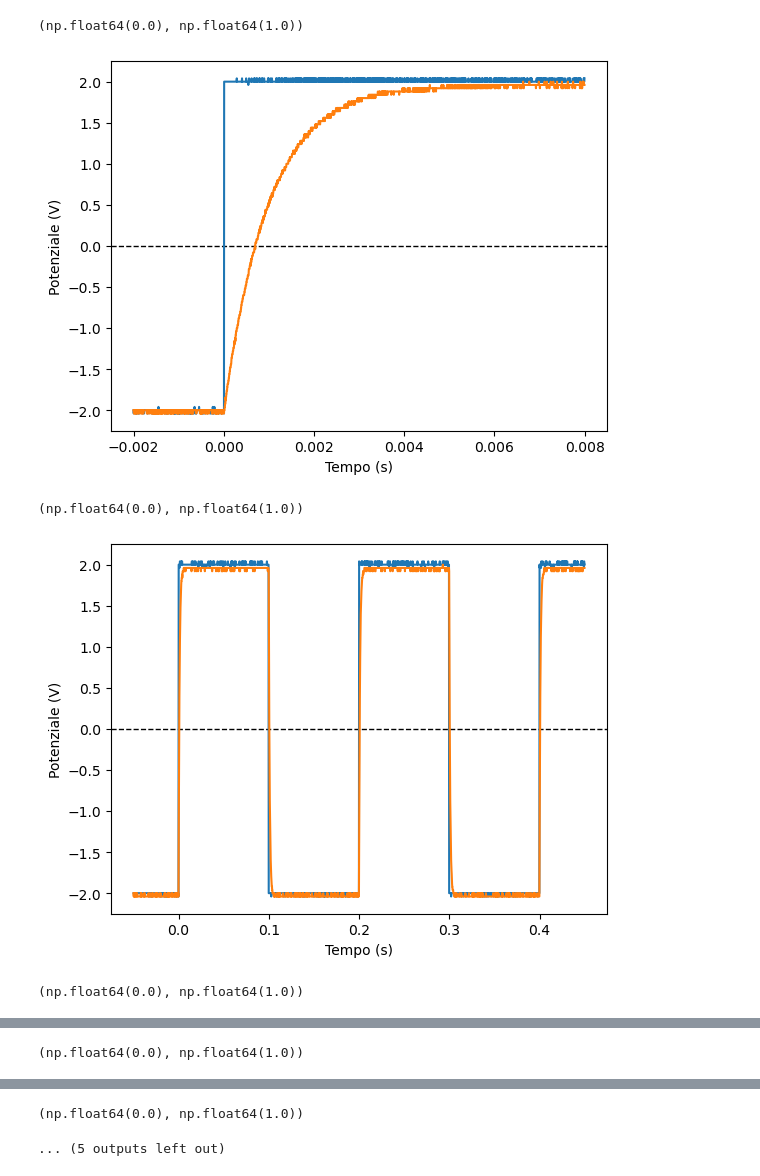
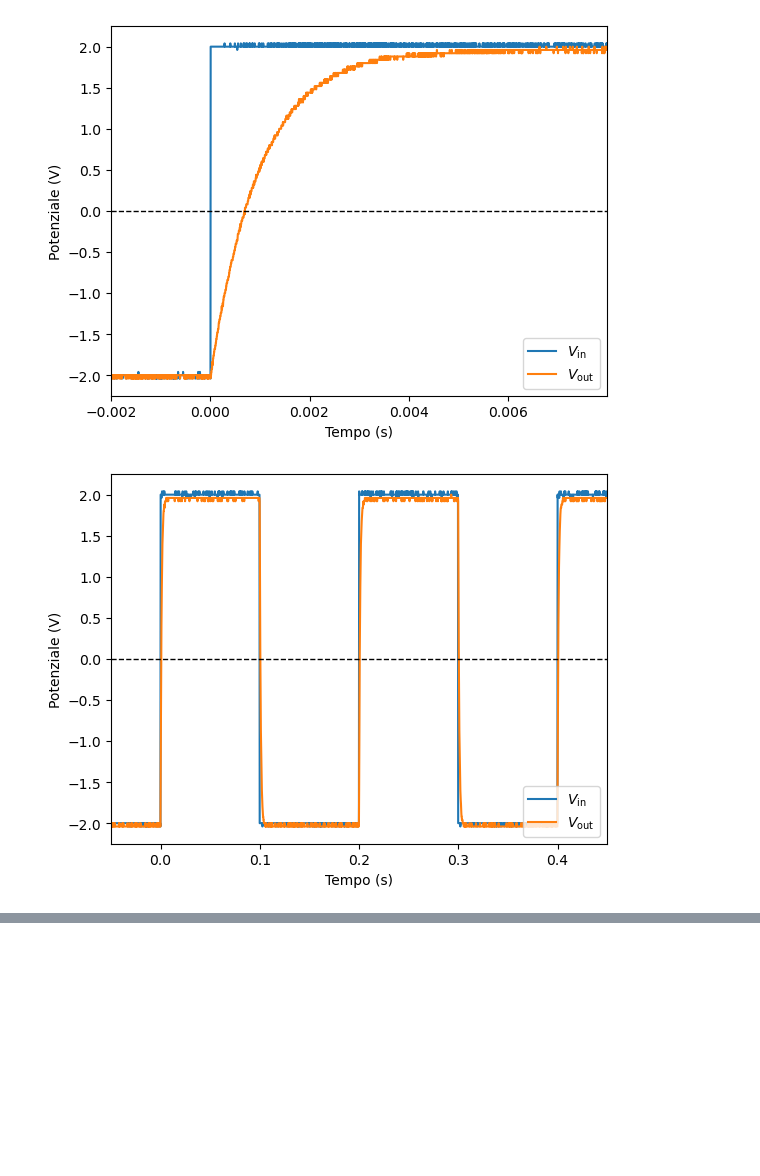
Before and after one commit to RBerga06/unipr-clt-fisica, a Jupyter notebook: lab2/r1/r1.ipynb, the cells around one changed output, grey strips where cells are left out. Saved outputs shown, nothing was run; the diff lists cells and outputs as text; code cells hidden in the pictures; blank space fills up the shorter version.

```diff
--- a/lab2/r1/r1.ipynb
+++ b/lab2/r1/r1.ipynb
@@ -5,38 +5,46 @@ import matplotlib.pyplot as plt
 # Load data
 files = [(pd.read_csv(f"data/F{i:04}CH1.CSV", header=None), pd.read_csv(f"data/F{i:04}CH2.CSV", header=None)) for i in range(16)]
 # %%
+_AS_MILLISECONDS = {4, 6, 7, 11}
 for i, (ch1, ch2) in enumerate(files):
     if i in {3, 5, 8, 12, 13}: continue
+    _TIME_SCALE_FACTOR = 1000 if i in _AS_MILLISECONDS else 1
+    # extract data & create axis
     ch1 = ch1[[3, 4]]
     ch2 = ch2[[3, 4]]
     fig, ax1 = plt.subplots()
-    ax1.set_xlabel("Tempo (s)")
     if i <= 3 or 9 <= i <= 11:
         ax2 = ax1
+    else:
+        ax2 = ax1.twinx()
+    # plot data
+    ch1plot, = ax1.plot(ch1[3] * _TIME_SCALE_FACTOR, ch1[4], color="C0", label=r"$V_\text{in}$")
+    ch2plot, = ax2.plot(ch2[3] * _TIME_SCALE_FACTOR, ch2[4], color="C1", label=r"$V_\text{out}$")
+    # customize labels
+    ax1.set_xlabel(f"Tempo ({'m' if i in _AS_MILLISECONDS else ''}s)")
+    if i <= 3 or 9 <= i <= 11:
         ax1.set_ylabel("Potenziale (V)")
         ax1.set_ylim(-4.25 if i == 9 else -2.25, 2.25 if i <= 3 else 4.25, auto=False)
     else:
-        ax2 = ax1.twinx()
         # set labels & colors accordingly
         ax1.set_ylabel("Potenziale (V)", color="C0")
         ax2.set_ylabel("Potenziale (V)", color="C1")
         ax1.tick_params(axis="y", colors="C0")
         ax2.tick_params(axis="y", colors="C1")
         # fix scale & ticks
         _Y_LIM_2 = 0.5 if i == 4 else 0.15
         ax1.set_ylim(-2.25, 2.25, auto=False)
         ax2.set_ylim(-_Y_LIM_2, _Y_LIM_2, auto=False)
+    ax2.legend(loc="lower right", handles=[ch1plot, ch2plot])
+    ax1.set_xlim(
+        min(ch1[3].min(), ch2[3].min()) * _TIME_SCALE_FACTOR,
+        max(ch1[3].max(), ch2[3].max()) * _TIME_SCALE_FACTOR
+    )
     ax1.axhline(0, color="0.0", linestyle="--", linewidth=1, rasterized=True)
-    ax1.plot(ch1[3], ch1[4], color="C0")
-    ax2.plot(ch2[3], ch2[4], color="C1")
+    # show the plot & save it to disk
     plt.show()
     fig.tight_layout()
     fig.savefig(f"img/{i}.png", dpi=300)
-    # if i == 1:
-    #     break
 # %% [output]
-(np.float64(0.0), np.float64(1.0))
-[figure, old version]
+[figure, new version]
-(np.float64(0.0), np.float64(1.0))
-[figure, old version]
+[figure, new version]
-(np.float64(0.0), np.float64(1.0))
@@ -47 +54,0 @@ for i, (ch1, ch2) in enumerate(files):
-(np.float64(0.0), np.float64(1.0))
@@ -49,2 +55,0 @@ for i, (ch1, ch2) in enumerate(files):
-(np.float64(0.0), np.float64(1.0))
-... (5 outputs left out)
```
Also changed, not shown: parts of 1 cell of this notebook, 11 other files.
